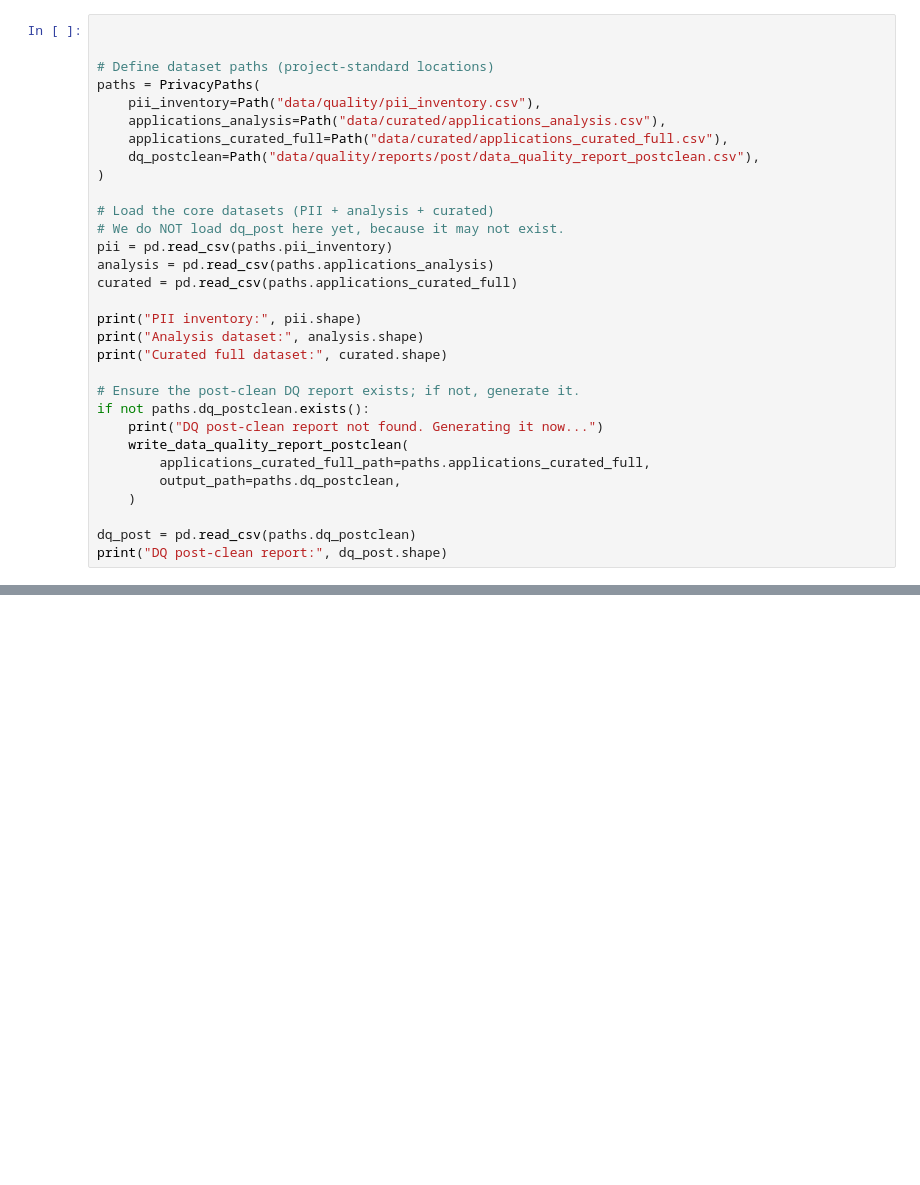
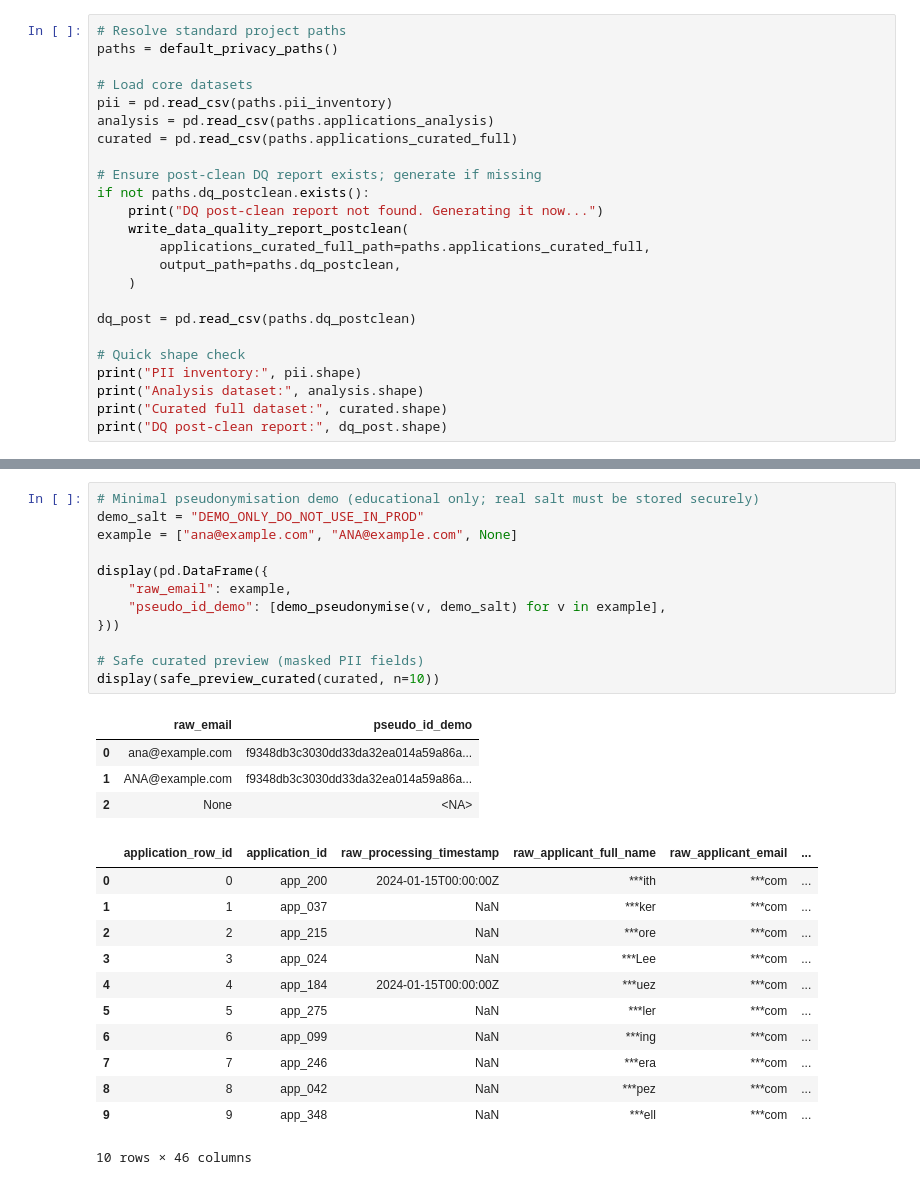
Before and after one commit to msusanrocha/DEGO_Project_Group03, a Jupyter notebook: reports/Governance/03-privacy-demo.ipynb, the cells around one changed output, grey strips where cells are left out. Cells and saved outputs as stored; diff of their text form; blank space fills up the shorter version.

Commit message:
Save privacy-demo

```diff
--- a/reports/Governance/03-privacy-demo.ipynb
+++ b/reports/Governance/03-privacy-demo.ipynb
@@ -32,25 +65,13 @@ from src.governance import (
 # %%
+# Resolve standard project paths
+paths = default_privacy_paths()
 
-
-# Define dataset paths (project-standard locations)
-paths = PrivacyPaths(
-    pii_inventory=Path("data/quality/pii_inventory.csv"),
-    applications_analysis=Path("data/curated/applications_analysis.csv"),
-    applications_curated_full=Path("data/curated/applications_curated_full.csv"),
-    dq_postclean=Path("data/quality/reports/post/data_quality_report_postclean.csv"),
-)
-
-# Load the core datasets (PII + analysis + curated)
-# We do NOT load dq_post here yet, because it may not exist.
+# Load core datasets
 pii = pd.read_csv(paths.pii_inventory)
 analysis = pd.read_csv(paths.applications_analysis)
 curated = pd.read_csv(paths.applications_curated_full)
 
-print("PII inventory:", pii.shape)
-print("Analysis dataset:", analysis.shape)
-print("Curated full dataset:", curated.shape)
-
-# Ensure the post-clean DQ report exists; if not, generate it.
+# Ensure post-clean DQ report exists; generate if missing
 if not paths.dq_postclean.exists():
     print("DQ post-clean report not found. Generating it now...")
     write_data_quality_report_postclean(
@@ -59,5 +80,10 @@ if not paths.dq_postclean.exists():
     )
 
 dq_post = pd.read_csv(paths.dq_postclean)
+
+# Quick shape check
+print("PII inventory:", pii.shape)
+print("Analysis dataset:", analysis.shape)
+print("Curated full dataset:", curated.shape)
 print("DQ post-clean report:", dq_post.shape)
 # %% [output]
@@ -96,0 +215,29 @@ NameError: name 'direct_fields' is not defined
+# %%
+# Minimal pseudonymisation demo (educational only; real salt must be stored securely)
+demo_salt = "DEMO_ONLY_DO_NOT_USE_IN_PROD"
+example = ["ana@example.com", "ANA@example.com", None]
+
+display(pd.DataFrame({
+    "raw_email": example,
+    "pseudo_id_demo": [demo_pseudonymise(v, demo_salt) for v in example],
+}))
+
+# Safe curated preview (masked PII fields)
+display(safe_preview_curated(curated, n=10))
+# %% [output]
+|  | raw_email | pseudo_id_demo |
+| 0 | ana@example.com | f9348db3c3030dd33da32ea014a59a86a... |
+| 1 | ANA@example.com | f9348db3c3030dd33da32ea014a59a86a... |
+| 2 | None | <NA> |
+|  | application_row_id | application_id | raw_processing_timestamp | raw_applicant_full_name | raw_applicant_email | ... |
+| 0 | 0 | app_200 | 2024-01-15T00:00:00Z | ***ith | ***com | ... |
+| 1 | 1 | app_037 | NaN | ***ker | ***com | ... |
+| 2 | 2 | app_215 | NaN | ***ore | ***com | ... |
+| 3 | 3 | app_024 | NaN | ***Lee | ***com | ... |
+| 4 | 4 | app_184 | 2024-01-15T00:00:00Z | ***uez | ***com | ... |
+| 5 | 5 | app_275 | NaN | ***ler | ***com | ... |
+| 6 | 6 | app_099 | NaN | ***ing | ***com | ... |
+| 7 | 7 | app_246 | NaN | ***era | ***com | ... |
+| 8 | 8 | app_042 | NaN | ***pez | ***com | ... |
+| 9 | 9 | app_348 | NaN | ***ell | ***com | ... |
+10 rows × 46 columns
```
Also changed, not shown: parts of 26 cells of this notebook.
